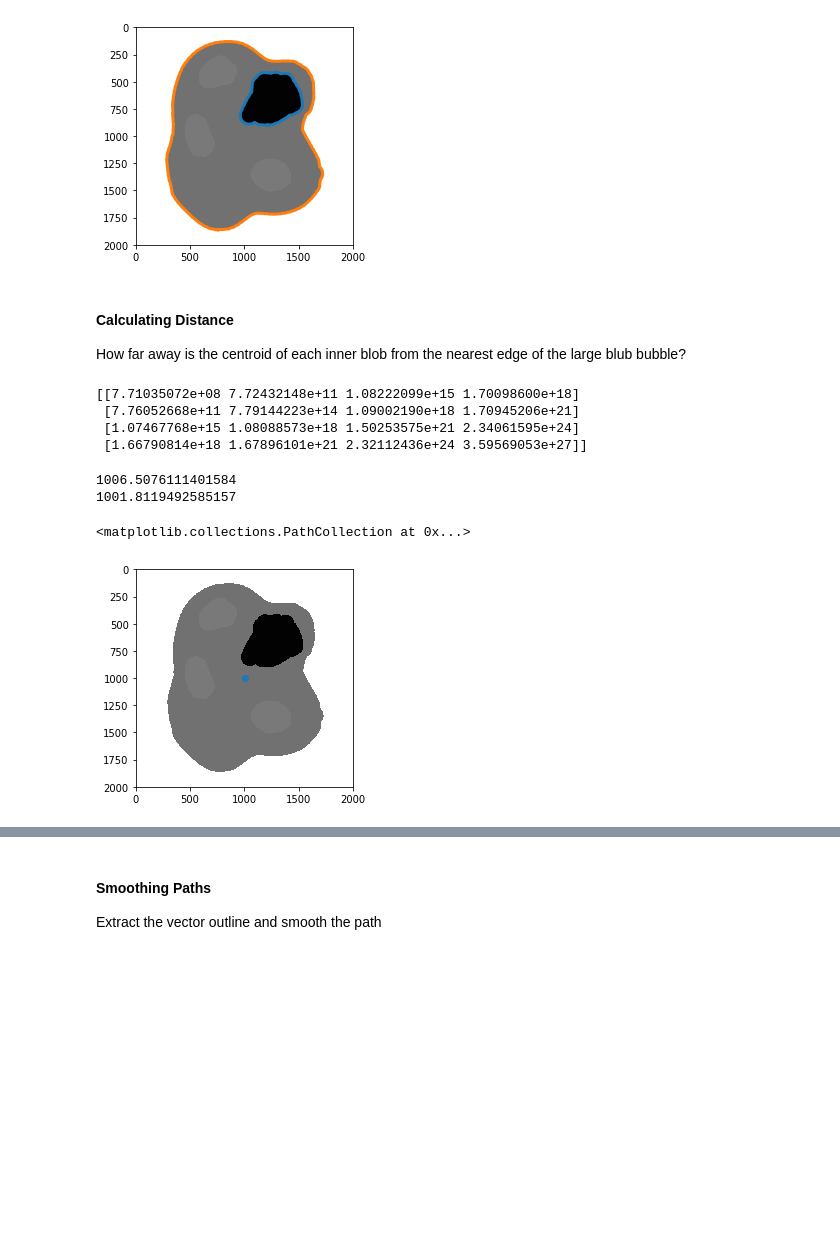
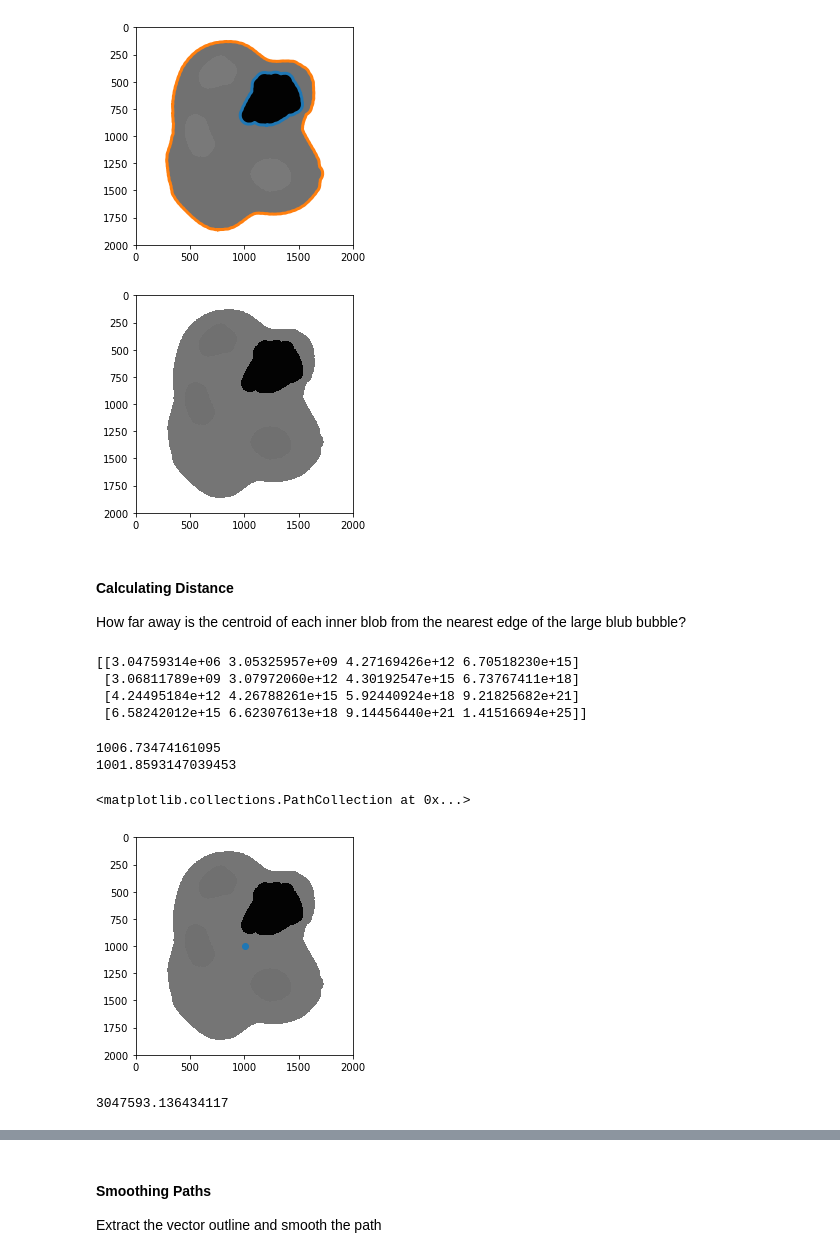
Before and after one commit to tlmohren/python320kincaid, a Jupyter notebook: exercise_image_segmentation/exercise_JH.ipynb, the cells around one changed output, grey strips where cells are left out. Saved outputs shown, nothing was run; the diff lists cells and outputs as text; code cells hidden in the pictures; blank space fills up the shorter version.

```diff
--- a/exercise_image_segmentation/exercise_JH.ipynb
+++ b/exercise_image_segmentation/exercise_JH.ipynb
@@ -51,18 +52,33 @@ for n, contour in enumerate(con_big):
 # somehow can't find the other small ones
 # %% [output]
 [figure]
+# %%
+# Not sure why this doesn't work when image was processed through io
+con_small = measure.find_contours(imgray, 50)
+con_big = measure.find_contours(imgray, 200)
+
+fig, ax = plt.subplots()
+ax.imshow(imgray, cmap=plt.cm.gray)
+
+for n, contour in enumerate(con_small):
+    ax.plot(contour[:, 1], contour[:, 0], linewidth=3)
+
+for n, contour in enumerate(con_big):
+    ax.plot(contour[:, 1], contour[:, 0], linewidth=3)
+# %% [output]
+[figure, added]
 # %% [markdown]
 #### Calculating Distance
 How far away is the centroid of each inner blob from the nearest edge of the large blub bubble?
 # %%
 # moments
-M = measure.moments(blob)
+M = measure.moments(imgray)
 print(M)
 # %% [output]
-[[7.71035072e+08 7.72432148e+11 1.08222099e+15 1.70098600e+18]
- [7.76052668e+11 7.79144223e+14 1.09002190e+18 1.70945206e+21]
- [1.07467768e+15 1.08088573e+18 1.50253575e+21 2.34061595e+24]
- [1.66790814e+18 1.67896101e+21 2.32112436e+24 3.59569053e+27]]
+[[3.04759314e+06 3.05325957e+09 4.27169426e+12 6.70518230e+15]
+ [3.06811789e+09 3.07972060e+12 4.30192547e+15 6.73767411e+18]
+ [4.24495184e+12 4.26788261e+15 5.92440924e+18 9.21825682e+21]
+ [6.58242012e+15 6.62307613e+18 9.14456440e+21 1.41516694e+25]]
 # %%
 # center coordinates
 cr = M[1, 0] / M[0, 0]
@@ -71,10 +87,16 @@ print(cr)
 print(cc)
 
 fig, ax = plt.subplots()
-ax.imshow(blob, cmap=plt.cm.gray)
+ax.imshow(imgray, cmap=plt.cm.gray)
 plt.scatter(cr, cc)
 # %% [output]
-1006.5076111401584
-1001.8119492585157
+1006.73474161095
+1001.8593147039453
 <matplotlib.collections.PathCollection at 0x...>
 [figure]
+# %%
+# area
+area = M[0,0]
+print(area)
+# %% [output]
+3047593.136434117
```
Also changed, not shown: parts of 11 cells of this notebook, 2 other files.
